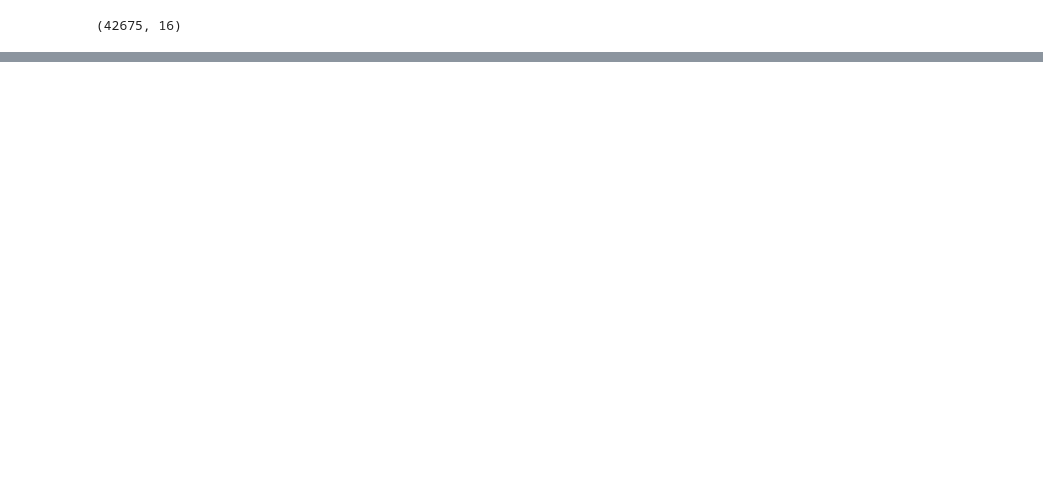
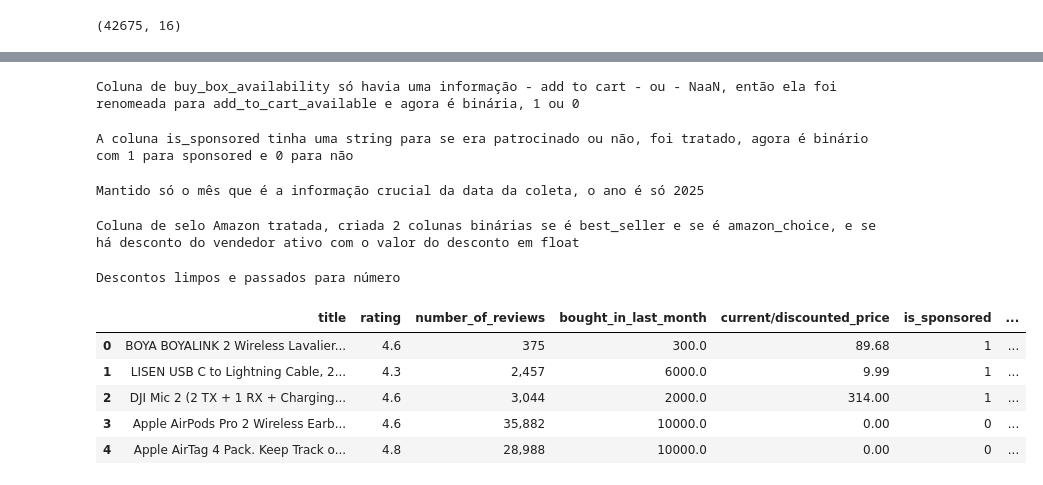
Before and after one commit to canasep/mackprojeto2, a Jupyter notebook: codes/PROJETO_APLICADO_2.ipynb, the cells around one changed output, grey strips where cells are left out. Cells and saved outputs as stored; diff of their text form; code cells hidden in the pictures; blank space fills up the shorter version.

```diff
--- a/codes/PROJETO_APLICADO_2.ipynb
+++ b/codes/PROJETO_APLICADO_2.ipynb
@@ -111,0 +139,67 @@ df2.shape
+# %%
+df = df.rename(columns={"buy_box_availability": "add_to_cart_available"})
+
+df["add_to_cart_available"] = (
+    df["add_to_cart_available"]
+    .fillna("")                                 # substitui NaN por string vazia
+    .str.contains("Add to cart", case=False)    # checa se contém "Add to cart"
+    .astype(int)                                # transforma True/False em 1/0
+)
+print("Coluna de buy_box_availability só havia uma informação - add to cart - ou - NaaN, então ela foi renomeada para add_to_cart_available e agora é binária, 1 ou 0")
+# %% [output]
+Coluna de buy_box_availability só havia uma informação - add to cart - ou - NaaN, então ela foi renomeada para add_to_cart_available e agora é binária, 1 ou 0
+# %%
+df["is_sponsored"] = np.where(df["is_sponsored"] == "Sponsored", 1, 0)
+print("A coluna is_sponsored tinha uma string para se era patrocinado ou não, foi tratado, agora é binário com 1 para sponsored e 0 para não")
+# %% [output]
+A coluna is_sponsored tinha uma string para se era patrocinado ou não, foi tratado, agora é binário com 1 para sponsored e 0 para não
+# %%
+df["collected_at"] = pd.to_datetime(df["collected_at"], errors="coerce")
+df["collected_at"] = df["collected_at"].dt.month
+print("Mantido só o mês que é a informação crucial da data da coleta, o ano é só 2025")
+# %% [output]
+Mantido só o mês que é a informação crucial da data da coleta, o ano é só 2025
+# %%
+
+df["best_seller"] = df["is_best_seller"].str.contains("Best Seller", case=False, na=False).astype(int)
+
+df["amazon_choice"] = df["is_best_seller"].str.contains("Amazon", case=False, na=False).astype(int)
+
+df["best_seller_discount"] = (
+    df["is_best_seller"]
+    .str.extract(r"Save\s*(\d+)%", expand=False)   # pega o número depois de "Save"
+    .fillna(0)
+    .astype(int)
+    / 100.0                                        # normaliza entre 0 e 1
+)
+df = df.drop(columns=["is_best_seller"])
+print("Coluna de selo Amazon tratada, criada 2 colunas binárias se é best_seller e se é amazon_choice, e se há desconto do vendedor ativo com o valor do desconto em float")
+# %% [output]
+Coluna de selo Amazon tratada, criada 2 colunas binárias se é best_seller e se é amazon_choice, e se há desconto do vendedor ativo com o valor do desconto em float
+# %%
+df["current/discounted_price"] = (df["current/discounted_price"].fillna(0))
+
+col = "current/discounted_price"
+
+df[col] = (
+    df[col]
+    .astype(str)
+    .str.strip()
+    .str.replace(r"[^\d\.\-]", "", regex=True)
+    .replace({"": None})
+    .pipe(pd.to_numeric, errors="coerce")
+    .fillna(0)
+)
+
+df["current/discounted_price"] = pd.to_numeric(df["current/discounted_price"])
+
+print("Descontos limpos e passados para número")
+df.head()
+# %% [output]
+Descontos limpos e passados para número
+|  | title | rating | number_of_reviews | bought_in_last_month | current/discounted_price | is_sponsored | ... |
+| 0 | BOYA BOYALINK 2 Wireless Lavalier... | 4.6 | 375 | 300.0 | 89.68 | 1 | ... |
+| 1 | LISEN USB C to Lightning Cable, 2... | 4.3 | 2,457 | 6000.0 | 9.99 | 1 | ... |
+| 2 | DJI Mic 2 (2 TX + 1 RX + Charging... | 4.6 | 3,044 | 2000.0 | 314.00 | 1 | ... |
+| 3 | Apple AirPods Pro 2 Wireless Earb... | 4.6 | 35,882 | 10000.0 | 0.00 | 0 | ... |
+| 4 | Apple AirTag 4 Pack. Keep Track o... | 4.8 | 28,988 | 10000.0 | 0.00 | 0 | ... |
```
Also changed, not shown: parts of 19 cells of this notebook.
